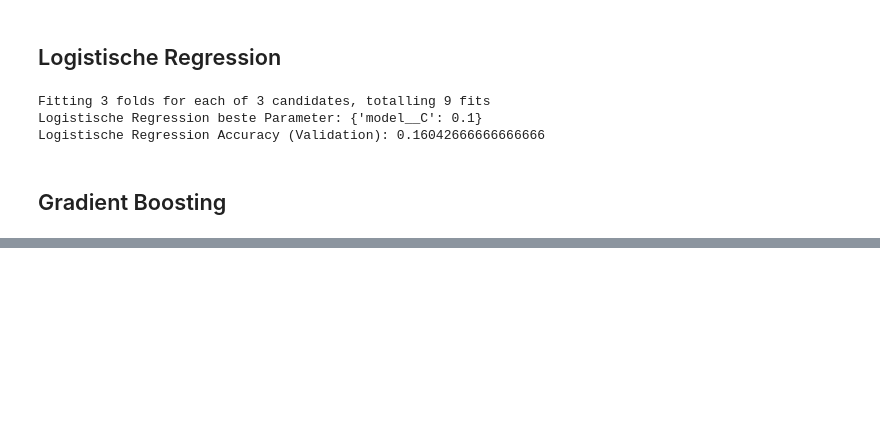
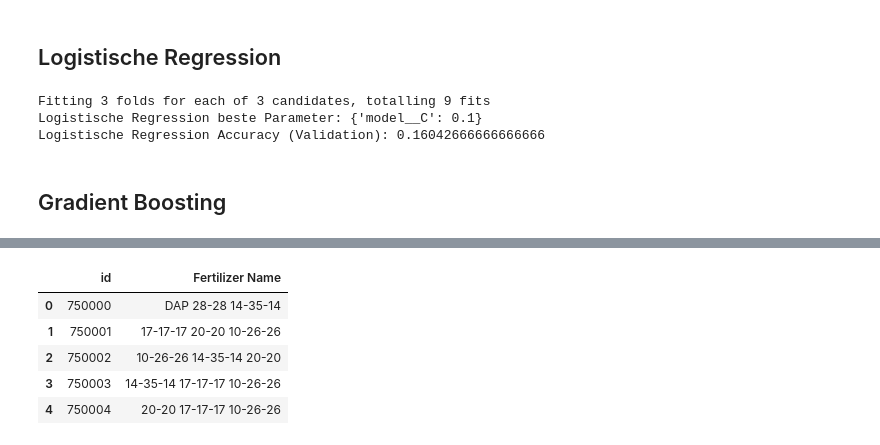
Before and after one commit to yernon/EDA_Jahns_Liefke, a Jupyter notebook: EDA_Jahns_Liefke.ipynb, the cells around one changed output, grey strips where cells are left out. Cells and saved outputs as stored; diff of their text form; code cells hidden in the pictures; blank space fills up the shorter version.

```diff
--- a/EDA_Jahns_Liefke.ipynb
+++ b/EDA_Jahns_Liefke.ipynb
@@ -319,0 +335,16 @@ submission.to_csv('submission.csv', index=False)
+# %%
+final_params = {
+    "model__n_estimators": [best_n_estimators],
+    "model__max_depth": [best_max_depth],
+    "model__learning_rate": [best_learning_rate],
+    "model__subsample": [best_subsample],
+    "model__colsample_bytree": [best_colsample],
+    "model__min_child_weight": [best_min_child_weight]
+}
+search_final = RandomizedSearchCV(
+    xgb_pipe, final_params, n_iter=1, cv=3, scoring='accuracy', n_jobs=-1, random_state=42, verbose=2
+)
+search_final.fit(X_train, y_train)
+print("FINAL beste Parameter:", search_final.best_params_)
+print("FINAL bester Score:", search_final.best_score_)
+print("Accuracy auf Validation:", search_final.score(X_val, y_val))
@@ -319,0 +401,25 @@ submission.to_csv('submission.csv', index=False)
+# %%
+# Features für Test-Set wie im Training
+test_features = test[categorical + numerical]
+
+# Vorhersage-Wahrscheinlichkeiten
+best_model = search_final.best_estimator_
+probas = best_model.predict_proba(test_features)
+
+# Top-3 für jede Zeile
+top3_indices = np.argsort(probas, axis=1)[:, -3:][:, ::-1]
+
+# Encodings wieder zurück in Namen
+top3_names = [" ".join(le.inverse_transform(row)) for row in top3_indices]
+
+submission = test[['id']].copy()
+submission['Fertilizer Name'] = top3_names
+submission.to_csv("submission.csv", index=False)
+display(submission.head())
+# %% [output]
+|  | id | Fertilizer Name |
+| 0 | 750000 | DAP 28-28 14-35-14 |
+| 1 | 750001 | 17-17-17 20-20 10-26-26 |
+| 2 | 750002 | 10-26-26 14-35-14 20-20 |
+| 3 | 750003 | 14-35-14 17-17-17 10-26-26 |
+| 4 | 750004 | 20-20 17-17-17 10-26-26 |
```
Also changed, not shown: parts of 14 cells of this notebook.
